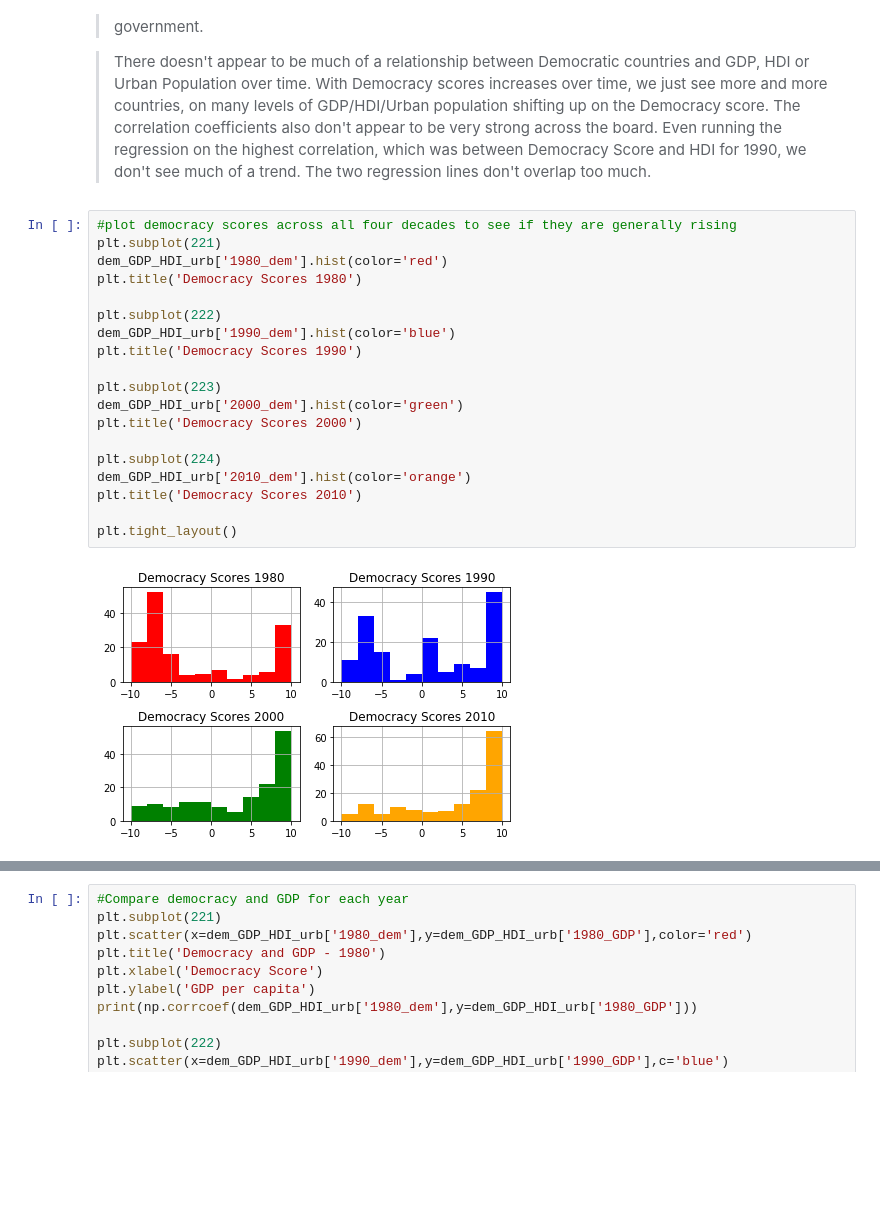
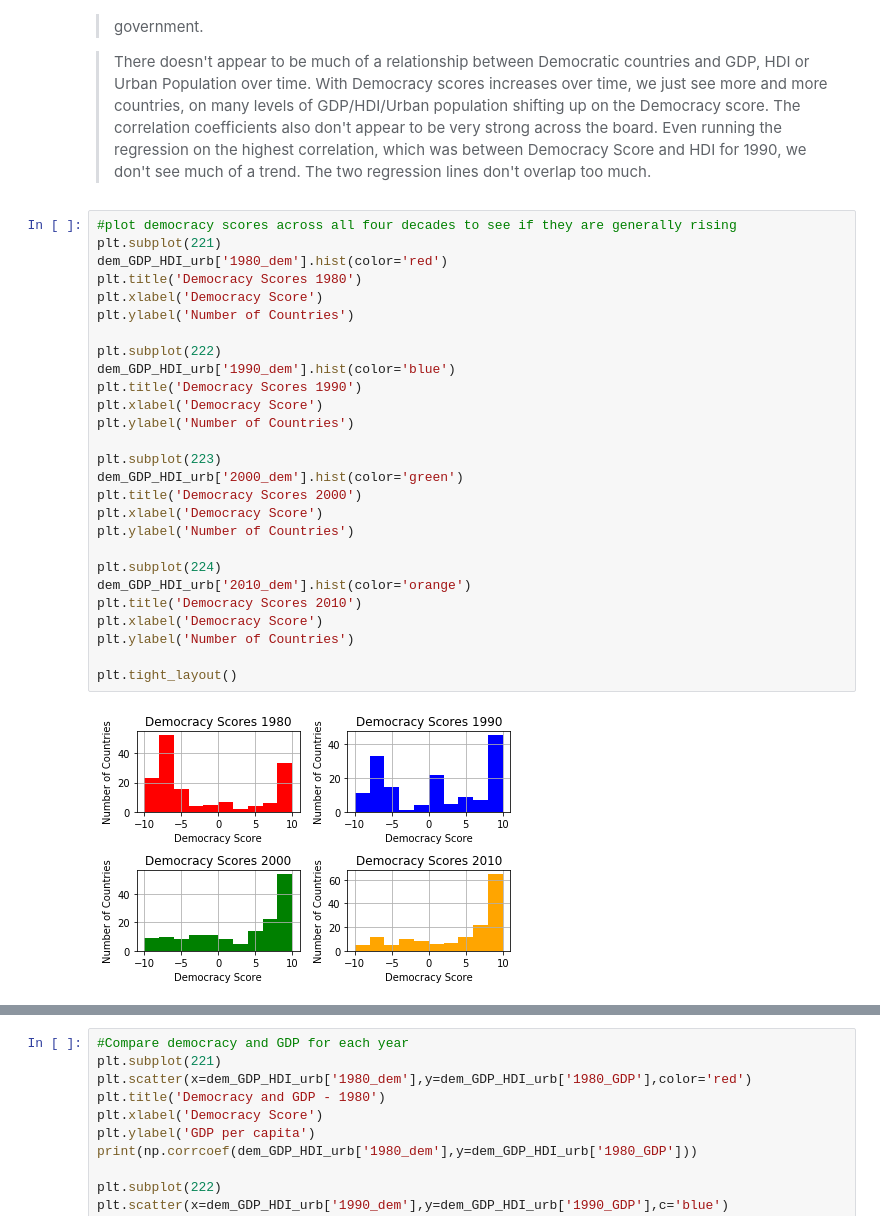
Before and after one commit to ccaddel/investigate_gapminder_data, a Jupyter notebook: Investigate_a_Dataset.ipynb, the cells around one changed output, grey strips where cells are left out. Saved outputs shown, nothing was run; the diff lists cells and outputs as text; blank space fills up the shorter version.

```diff
--- a/Investigate_a_Dataset.ipynb
+++ b/Investigate_a_Dataset.ipynb
@@ -329,21 +356,29 @@ dem_GDP_HDI_urb.describe()
 # %%
 #plot democracy scores across all four decades to see if they are generally rising
 plt.subplot(221)
 dem_GDP_HDI_urb['1980_dem'].hist(color='red')
 plt.title('Democracy Scores 1980')
+plt.xlabel('Democracy Score')
+plt.ylabel('Number of Countries')
 
 plt.subplot(222)
 dem_GDP_HDI_urb['1990_dem'].hist(color='blue')
 plt.title('Democracy Scores 1990')
+plt.xlabel('Democracy Score')
+plt.ylabel('Number of Countries')
 
 plt.subplot(223)
 dem_GDP_HDI_urb['2000_dem'].hist(color='green')
 plt.title('Democracy Scores 2000')
+plt.xlabel('Democracy Score')
+plt.ylabel('Number of Countries')
 
 plt.subplot(224)
 dem_GDP_HDI_urb['2010_dem'].hist(color='orange')
 plt.title('Democracy Scores 2010')
+plt.xlabel('Democracy Score')
+plt.ylabel('Number of Countries')
 
 plt.tight_layout()
 # %% [output]
-[figure, old version]
+[figure, new version]
```
Also changed, not shown: parts of 29 cells of this notebook.
